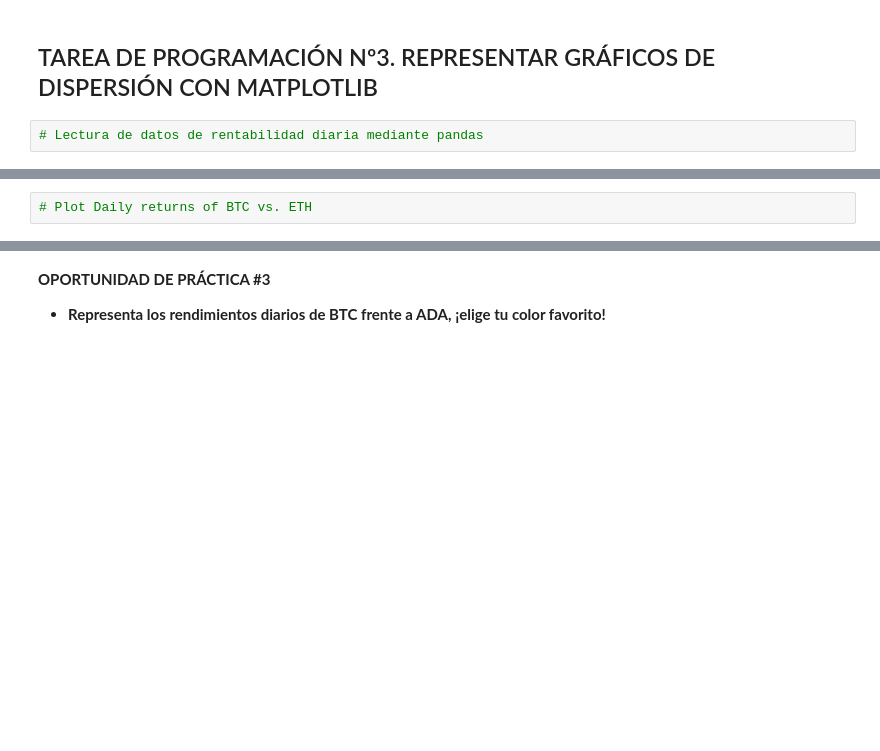
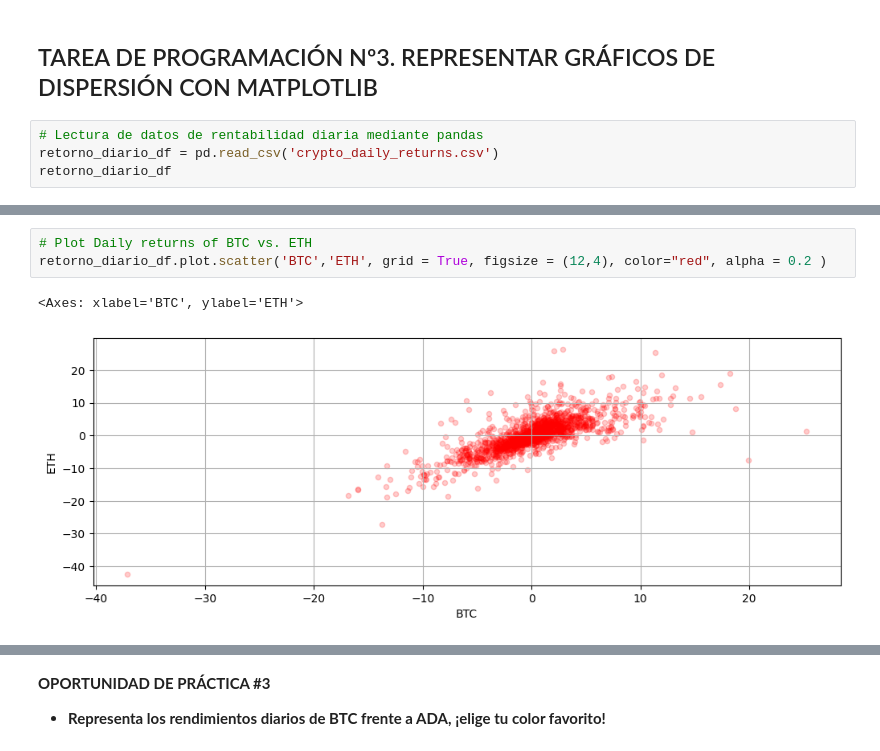
Before and after one commit to SandrAlzate/CV, a Jupyter notebook: Visualización_de_datos_IA.ipynb, the cells around one changed output, grey strips where cells are left out. Drawn from its saved outputs; the diff is of its cells as text; blank space fills up the shorter version.

```diff
--- a/Visualización_de_datos_IA.ipynb
+++ b/Visualización_de_datos_IA.ipynb
@@ -101,3 +107,5 @@ plt.grid()
 ## TAREA DE PROGRAMACIÓN Nº3. REPRESENTAR GRÁFICOS DE DISPERSIÓN CON MATPLOTLIB
 # %%
 # Lectura de datos de rentabilidad diaria mediante pandas
+retorno_diario_df = pd.read_csv('crypto_daily_returns.csv')
+retorno_diario_df
@@ -104,2 +126,6 @@ plt.grid()
 # %%
 # Plot Daily returns of BTC vs. ETH
+retorno_diario_df.plot.scatter('BTC','ETH', grid = True, figsize = (12,4), color="red", alpha = 0.2 )
+# %% [output]
+<Axes: xlabel='BTC', ylabel='ETH'>
+[figure, added]
```
Also changed, not shown: parts of 16 cells of this notebook.
